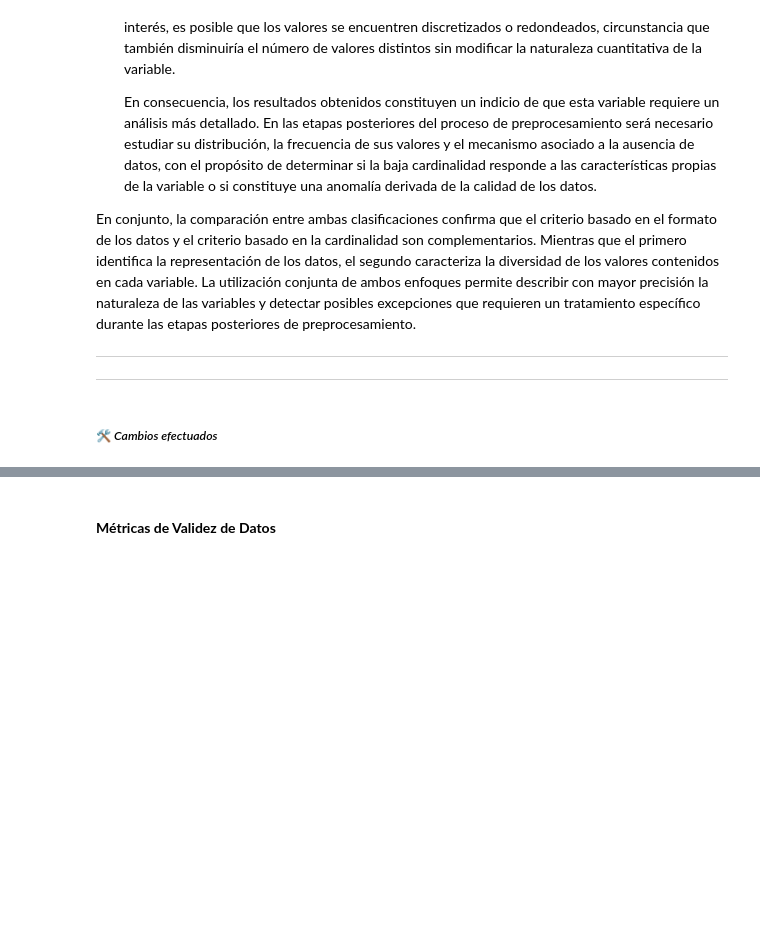
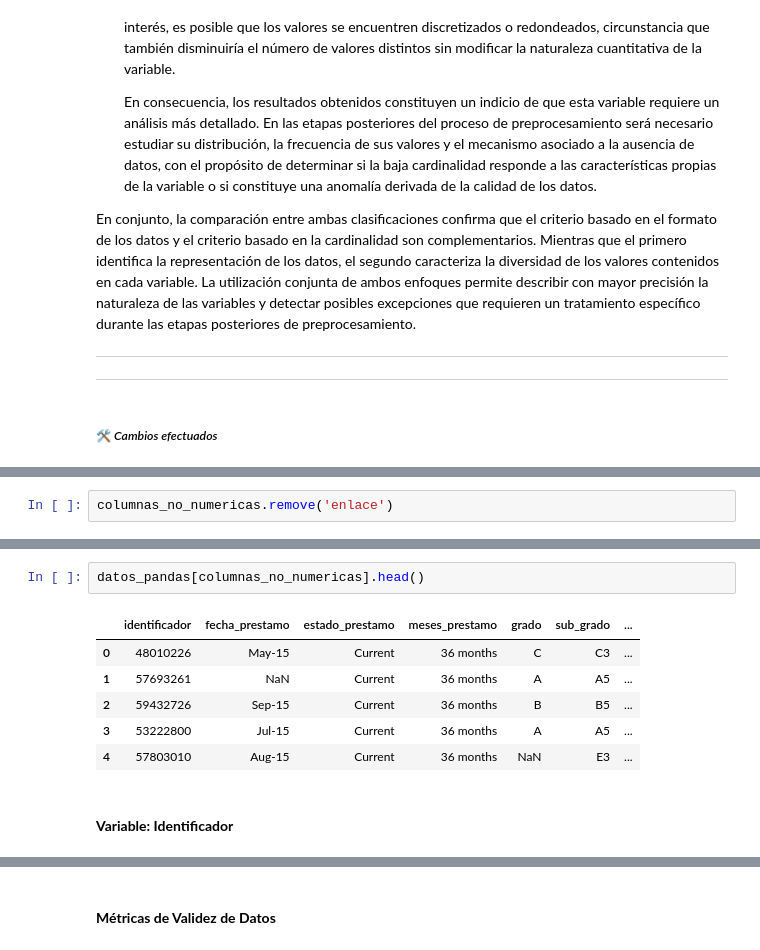
Before and after one commit to Ernesto9734/Data-Analyst-Projects, a Jupyter notebook: Project 01 - Data Cleaning and Preprocessing/notebook.ipynb, the cells around one changed output, grey strips where cells are left out. Saved outputs shown, nothing was run; the diff lists cells and outputs as text; blank space fills up the shorter version.

```diff
--- a/Project 01 - Data Cleaning and Preprocessing/notebook.ipynb
+++ b/Project 01 - Data Cleaning and Preprocessing/notebook.ipynb
@@ -1369,0 +1657,2 @@ datos_pandas.head()
+# %%
+columnas_no_numericas.remove('enlace')
@@ -1369,0 +1669,11 @@ datos_pandas.head()
+# %%
+datos_pandas[columnas_no_numericas].head()
+# %% [output]
+|  | identificador | fecha_prestamo | estado_prestamo | meses_prestamo | grado | sub_grado | ... |
+| 0 | 48010226 | May-15 | Current | 36 months | C | C3 | ... |
+| 1 | 57693261 | NaN | Current | 36 months | A | A5 | ... |
+| 2 | 59432726 | Sep-15 | Current | 36 months | B | B5 | ... |
+| 3 | 53222800 | Jul-15 | Current | 36 months | A | A5 | ... |
+| 4 | 57803010 | Aug-15 | Current | 36 months | NaN | E3 | ... |
+# %% [markdown]
+#### **Variable: Identificador**
```
Also changed, not shown: parts of 82 cells of this notebook.
